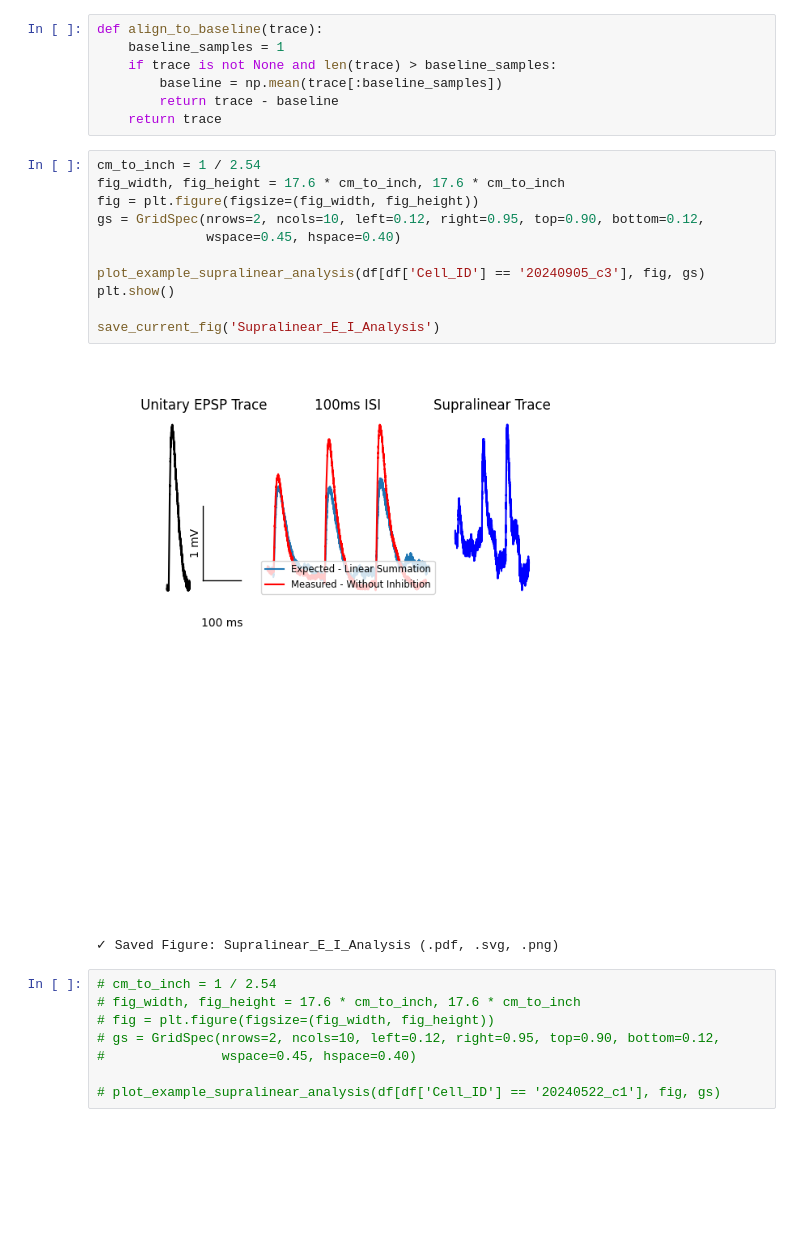
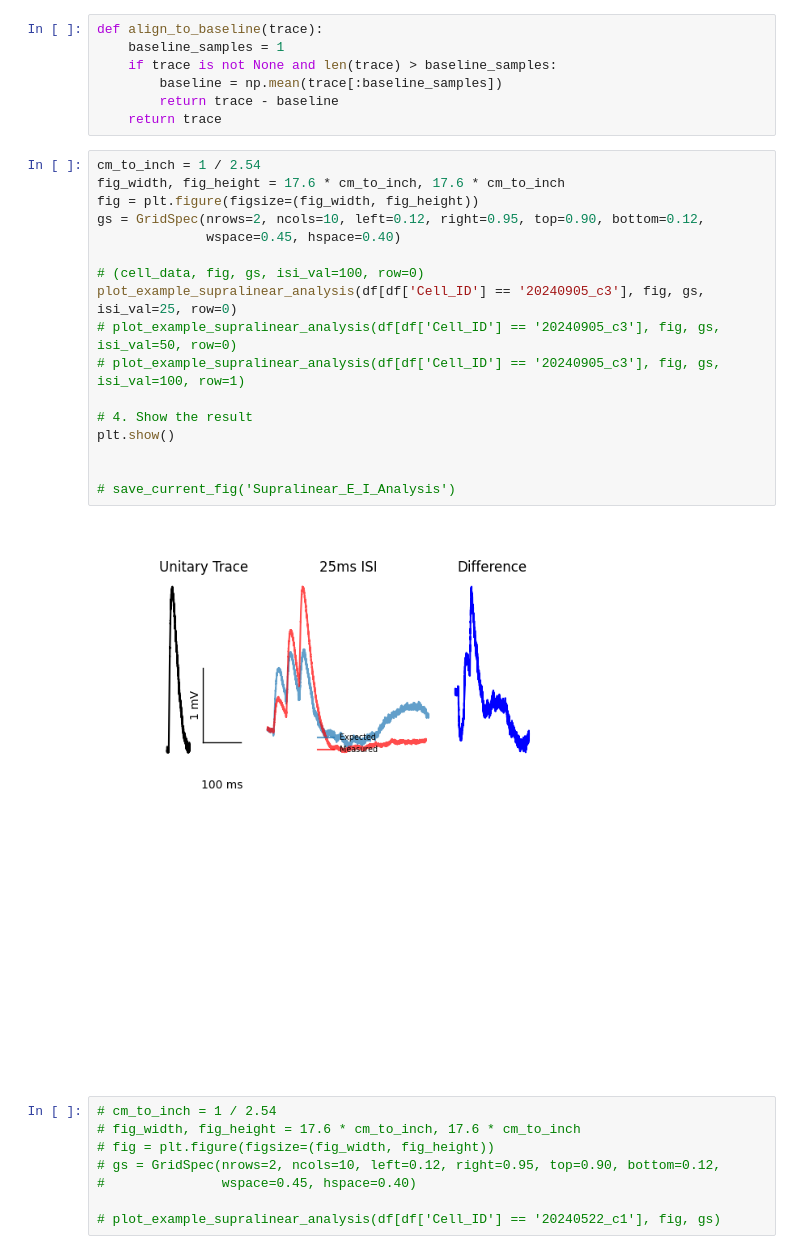
Before and after one commit to samuelgritz/Ephys-Analysis-Pipelines, a Jupyter notebook: finding_ISI_traces.ipynb, the cells around one changed output. Drawn from its saved outputs; the diff is of its cells as text; blank space fills up the shorter version.

```diff
--- a/finding_ISI_traces.ipynb
+++ b/finding_ISI_traces.ipynb
@@ -91,17 +102,22 @@ def align_to_baseline(trace):
 # %%
 cm_to_inch = 1 / 2.54
 fig_width, fig_height = 17.6 * cm_to_inch, 17.6 * cm_to_inch
 fig = plt.figure(figsize=(fig_width, fig_height))
 gs = GridSpec(nrows=2, ncols=10, left=0.12, right=0.95, top=0.90, bottom=0.12,
               wspace=0.45, hspace=0.40)
 
-plot_example_supralinear_analysis(df[df['Cell_ID'] == '20240905_c3'], fig, gs)
+# (cell_data, fig, gs, isi_val=100, row=0)
+plot_example_supralinear_analysis(df[df['Cell_ID'] == '20240905_c3'], fig, gs, isi_val=25, row=0)
+# plot_example_supralinear_analysis(df[df['Cell_ID'] == '20240905_c3'], fig, gs, isi_val=50, row=0)
+# plot_example_supralinear_analysis(df[df['Cell_ID'] == '20240905_c3'], fig, gs, isi_val=100, row=1)
+
+# 4. Show the result
 plt.show()
 
-save_current_fig('Supralinear_E_I_Analysis')
+
+# save_current_fig('Supralinear_E_I_Analysis')
 # %% [output]
-[figure, old version]
+[figure, new version]
-✓ Saved Figure: Supralinear_E_I_Analysis (.pdf, .svg, .png)
 # %%
 # cm_to_inch = 1 / 2.54
 # fig_width, fig_height = 17.6 * cm_to_inch, 17.6 * cm_to_inch
```
Also changed, not shown: parts of 1 cell of this notebook, 2 other files.
